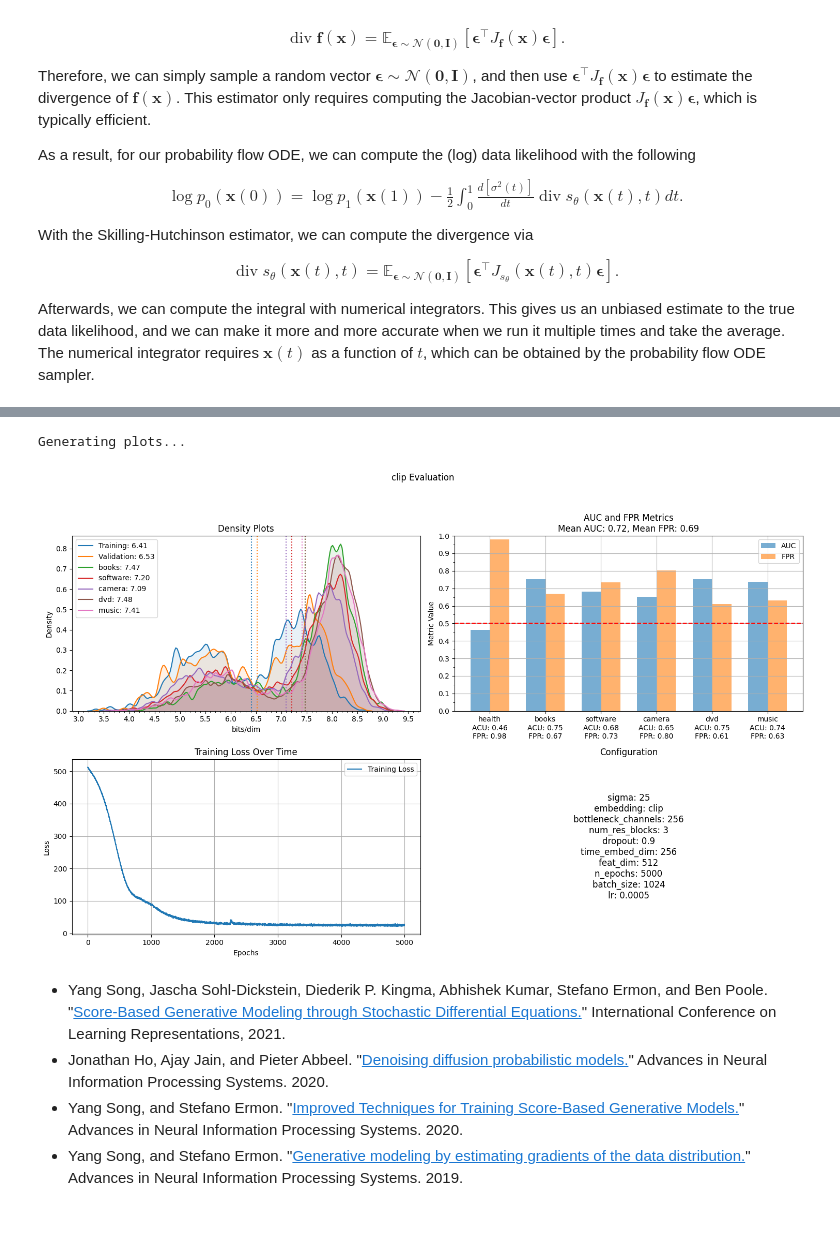
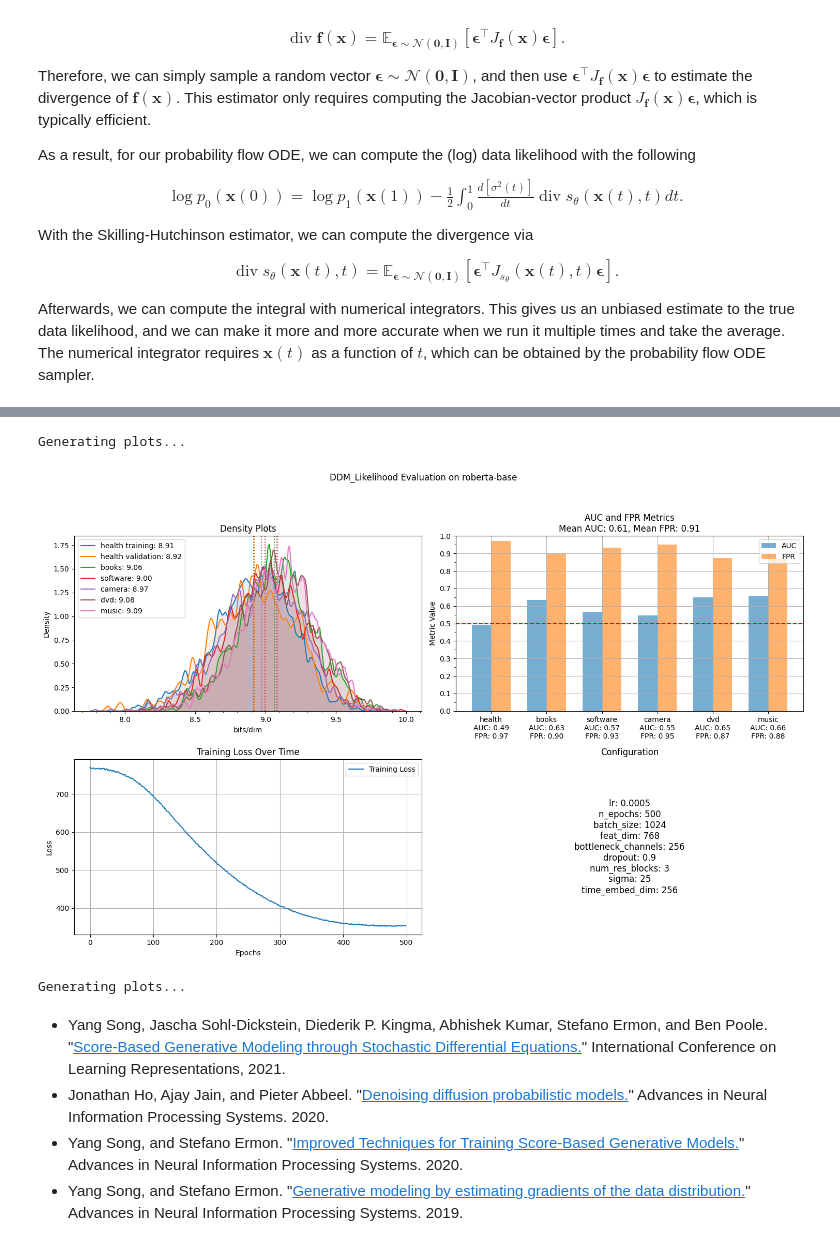
Before and after one commit to Arty-Facts/nlp_ood, a Jupyter notebook: project/SDE_OOD.ipynb, the cells around one changed output, grey strips where cells are left out. Saved outputs shown, nothing was run; the diff lists cells and outputs as text; code cells hidden in the pictures.

```diff
--- a/project/SDE_OOD.ipynb
+++ b/project/SDE_OOD.ipynb
@@ -370,16 +323,21 @@ Residual: music auroc 96.53%, fpr 14.90%
 ## Likelihood
 # %%
 device = 'cuda:0'
-num_workers = 0
-
-feat_dim=train_blob['data'].shape[-1]
+feat_dim=train_data.shape[-1]
 bottleneck_channels=256
 dropout=0.9
-lr= 0.0005
 num_res_blocks=3
 sigma = 25
 time_embed_dim=256
-n_epochs = 5000
+
+model_NLL = DDM_Likelihood(feat_dim=feat_dim,
+                       bottleneck_channels=256,
+                       dropout=0.9,
+                       num_res_blocks=3,
+                       sigma=25,
+                       time_embed_dim=256,
+                       ).to(device)
+
+lr= 0.0005
+n_epochs = 500
 batch_size = 1024
-marginal_prob_std_fn = functools.partial(utils.marginal_prob_std, sigma=sigma, device=device)
-diffusion_coeff_fn = functools.partial(utils.diffusion_coeff, sigma=sigma, device=device)
@@ -405,0 +344,2 @@ Training for 5000 epochs...
+# %%
+train_loss = model_NLL.fit(train_data, n_epochs, batch_size)
@@ -461,25 +398,30 @@ AUC: 0.7380, FPR: 0.6300
-# %%
-train.plot(eval_data,
-           [e['info']['name'] for e in eval_blobs],
-           train_blob['info']['model'],
-           train_blob['info']['name'],
-           config={
-                'sigma':sigma,
-                'embedding':embedding,
-                'bottleneck_channels':bottleneck_channels,
-                'num_res_blocks':num_res_blocks,
-                'dropout':dropout,
-                'time_embed_dim':time_embed_dim,
-                'feat_dim': feat_dim,
-                'n_epochs':n_epochs,
-                'batch_size':batch_size,
-                'lr':lr,
-              },
-              main_label=main_product
-           )
-# %% [output]
-Generating plots...
-[figure, removed]
+# %%
+config_NLL={
+        "lr": lr,
+        "n_epochs": n_epochs,
+        "batch_size": batch_size,
+        "feat_dim": feat_dim,
+        "bottleneck_channels": bottleneck_channels,
+        "dropout": dropout,
+        "num_res_blocks": num_res_blocks,
+        "sigma": sigma,
+        "time_embed_dim": time_embed_dim
+    }
+config_residual={
+        "dim": dim,
+        "u": u
+    }
+
+for model, train_loss, conf in [(model_NLL, train_loss, config_NLL), (model_residual, None, config_residual) ]:
+    results = eval_utils.eval_ood(model, train_data, reference_data, ood_data, batch_size, verbose=False)
+    plot_utils.plot(results, main_product, products, encoder=embedding, model=model.__class__.__name__,
+                    train_loss=train_loss,
+                    config=conf,
+                    )
+# %% [output]
+Generating plots...
+[figure, added]
+Generating plots...
 # %% [markdown]
 
 
```
Also changed, not shown: parts of 18 cells of this notebook, 25 other files.
